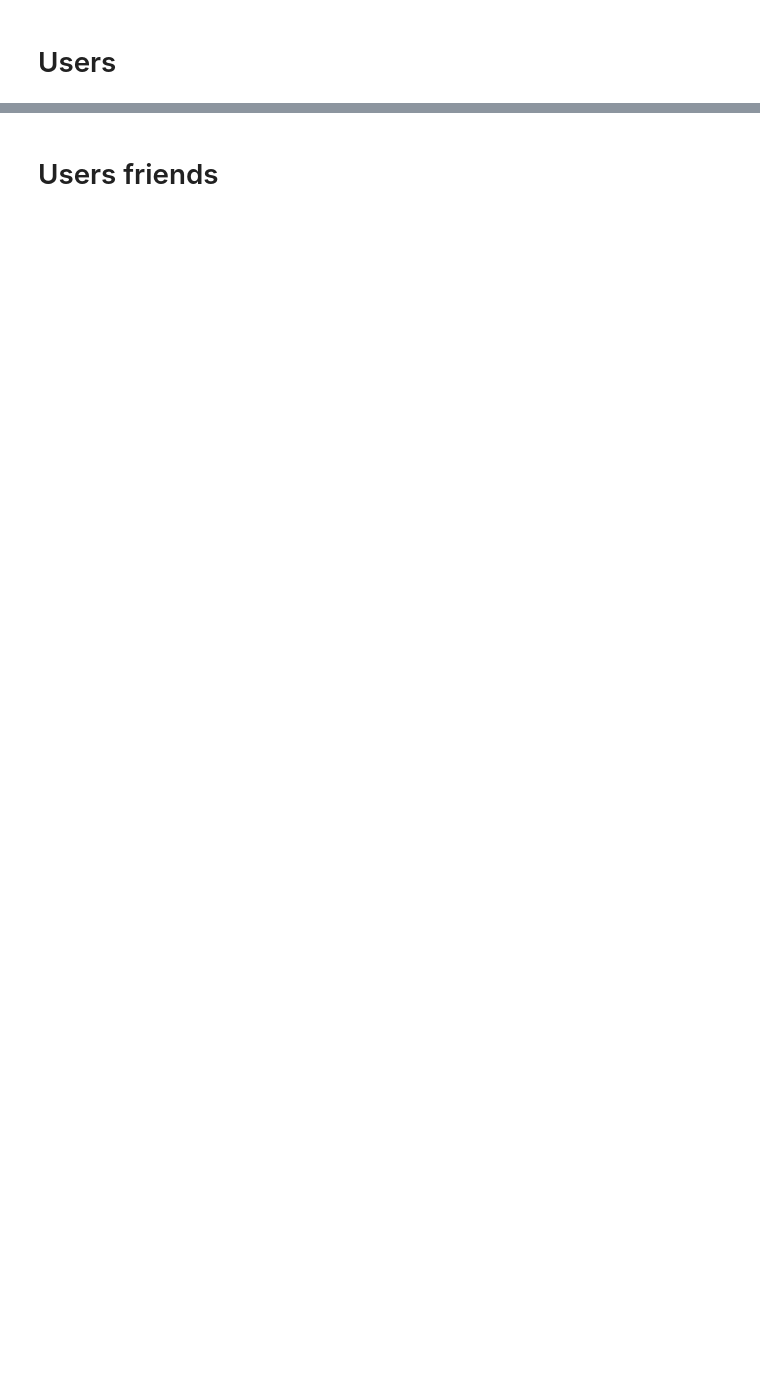
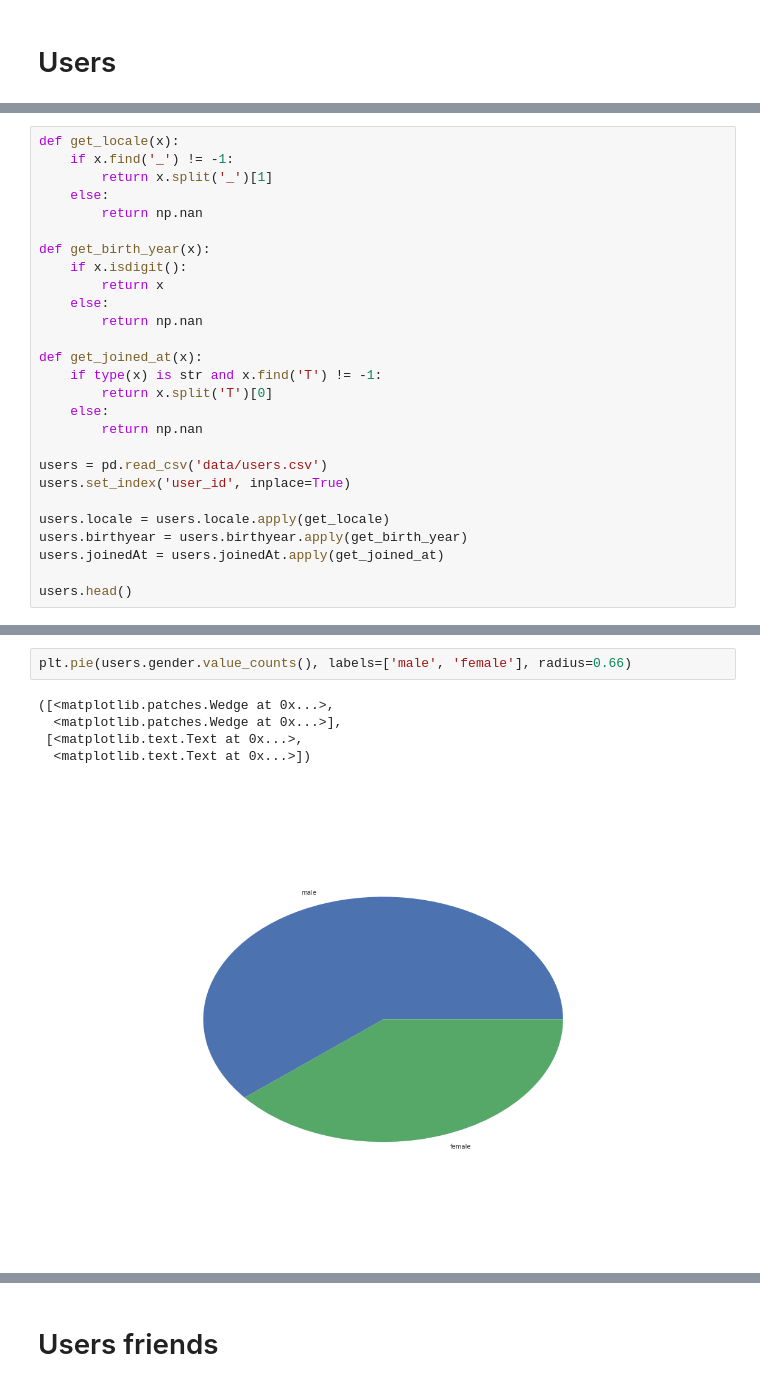
Before and after one commit to YRustt/Contests, a Jupyter notebook: Recomendation system/test.ipynb, the cells around one changed output, grey strips where cells are left out. Saved outputs shown, nothing was run; the diff lists cells and outputs as text; blank space fills up the shorter version.

```diff
--- a/Recomendation system/test.ipynb
+++ b/Recomendation system/test.ipynb
@@ -27,0 +25,27 @@ users.head()
+# %%
+def get_locale(x):
+    if x.find('_') != -1:
+        return x.split('_')[1]
+    else:
+        return np.nan
+
+def get_birth_year(x):
+    if x.isdigit():
+        return x
+    else:
+        return np.nan
+
+def get_joined_at(x):
+    if type(x) is str and x.find('T') != -1:
+        return x.split('T')[0]
+    else:
+        return np.nan
+
+users = pd.read_csv('data/users.csv')
+users.set_index('user_id', inplace=True)
+
+users.locale = users.locale.apply(get_locale)
+users.birthyear = users.birthyear.apply(get_birth_year)
+users.joinedAt = users.joinedAt.apply(get_joined_at)
+
+users.head()
@@ -39,3 +71,11 @@ location     32745 non-null object
 timezone     37773 non-null float64
 dtypes: float64(1), object(5)
 memory usage: 2.0+ MB
+# %%
+plt.pie(users.gender.value_counts(), labels=['male', 'female'], radius=0.66)
+# %% [output]
+([<matplotlib.patches.Wedge at 0x...>,
+  <matplotlib.patches.Wedge at 0x...>],
+ [<matplotlib.text.Text at 0x...>,
+  <matplotlib.text.Text at 0x...>])
+[figure, added]
```
Also changed, not shown: parts of 21 cells of this notebook.
